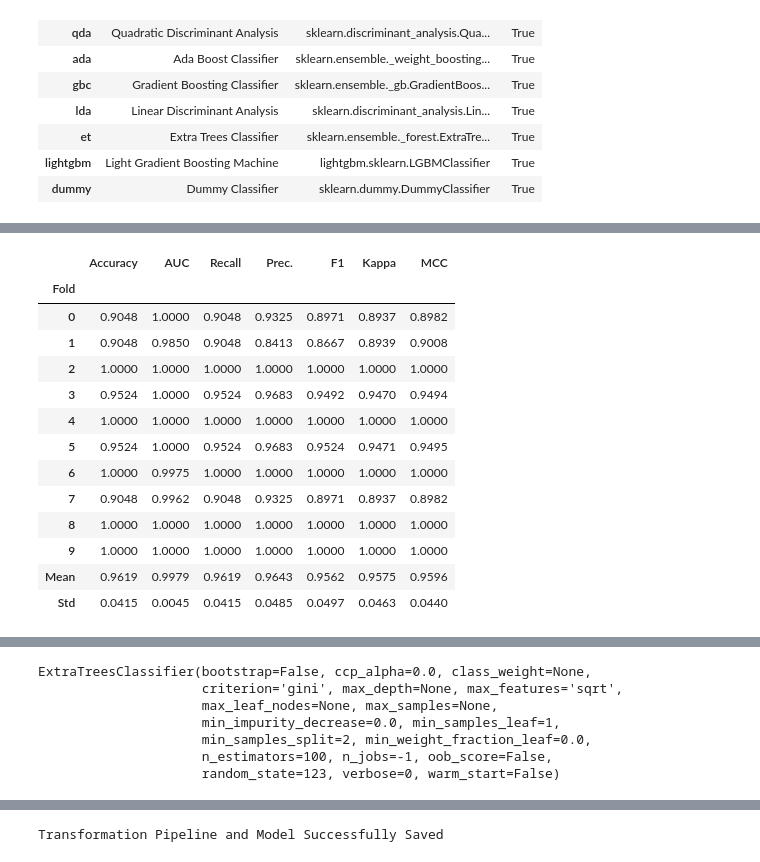
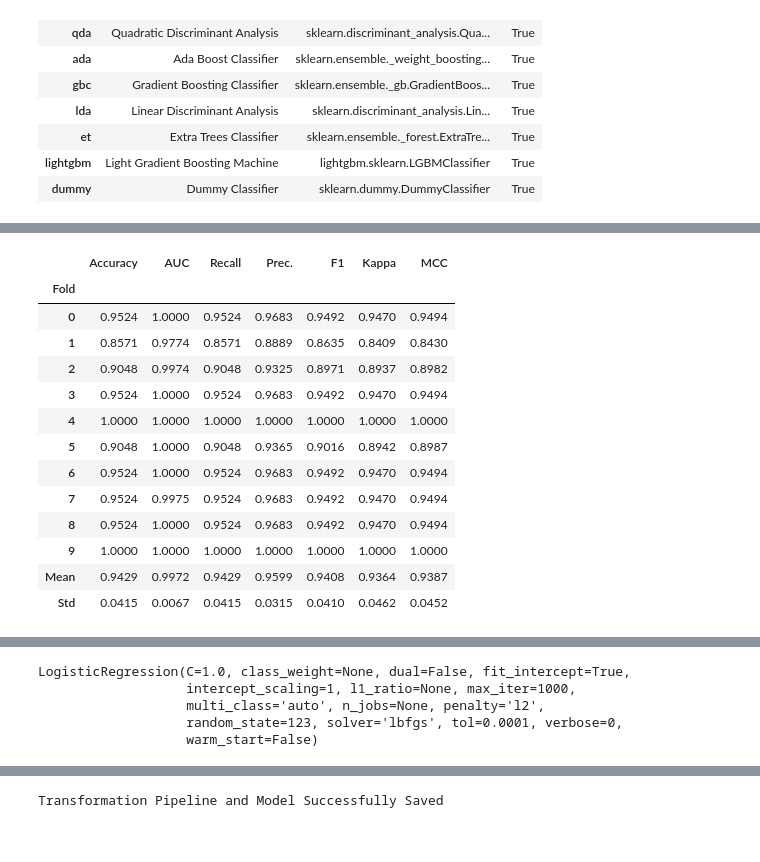
Before and after one commit to Akkito64/Classicfication_thainumber, a Jupyter notebook: Classification_with_pycaret.ipynb, the cells around one changed output, grey strips where cells are left out. Saved outputs shown, nothing was run; the diff lists cells and outputs as text; code cells hidden in the pictures.

```diff
--- a/Classification_with_pycaret.ipynb
+++ b/Classification_with_pycaret.ipynb
@@ -292,35 +294,33 @@ models()
 | lightgbm | Light Gradient Boosting Machine | lightgbm.sklearn.LGBMClassifier | True |
 | dummy | Dummy Classifier | sklearn.dummy.DummyClassifier | True |
 # %%
-dt = create_model('et')
+dt = create_model('lr')
 # %% [output]
 [interactive output not drawn]
 |  | Accuracy | AUC | Recall | Prec. | F1 | Kappa | MCC |
 | Fold |  |  |  |  |  |  |  |
-| 0 | 0.9048 | 1.0000 | 0.9048 | 0.9325 | 0.8971 | 0.8937 | 0.8982 |
-| 1 | 0.9048 | 0.9850 | 0.9048 | 0.8413 | 0.8667 | 0.8939 | 0.9008 |
-| 2 | 1.0000 | 1.0000 | 1.0000 | 1.0000 | 1.0000 | 1.0000 | 1.0000 |
+| 0 | 0.9524 | 1.0000 | 0.9524 | 0.9683 | 0.9492 | 0.9470 | 0.9494 |
+| 1 | 0.8571 | 0.9774 | 0.8571 | 0.8889 | 0.8635 | 0.8409 | 0.8430 |
+| 2 | 0.9048 | 0.9974 | 0.9048 | 0.9325 | 0.8971 | 0.8937 | 0.8982 |
 | 3 | 0.9524 | 1.0000 | 0.9524 | 0.9683 | 0.9492 | 0.9470 | 0.9494 |
 | 4 | 1.0000 | 1.0000 | 1.0000 | 1.0000 | 1.0000 | 1.0000 | 1.0000 |
-| 5 | 0.9524 | 1.0000 | 0.9524 | 0.9683 | 0.9524 | 0.9471 | 0.9495 |
-| 6 | 1.0000 | 0.9975 | 1.0000 | 1.0000 | 1.0000 | 1.0000 | 1.0000 |
-| 7 | 0.9048 | 0.9962 | 0.9048 | 0.9325 | 0.8971 | 0.8937 | 0.8982 |
-| 8 | 1.0000 | 1.0000 | 1.0000 | 1.0000 | 1.0000 | 1.0000 | 1.0000 |
+| 5 | 0.9048 | 1.0000 | 0.9048 | 0.9365 | 0.9016 | 0.8942 | 0.8987 |
+| 6 | 0.9524 | 1.0000 | 0.9524 | 0.9683 | 0.9492 | 0.9470 | 0.9494 |
+| 7 | 0.9524 | 0.9975 | 0.9524 | 0.9683 | 0.9492 | 0.9470 | 0.9494 |
+| 8 | 0.9524 | 1.0000 | 0.9524 | 0.9683 | 0.9492 | 0.9470 | 0.9494 |
 | 9 | 1.0000 | 1.0000 | 1.0000 | 1.0000 | 1.0000 | 1.0000 | 1.0000 |
-| Mean | 0.9619 | 0.9979 | 0.9619 | 0.9643 | 0.9562 | 0.9575 | 0.9596 |
-| Std | 0.0415 | 0.0045 | 0.0415 | 0.0485 | 0.0497 | 0.0463 | 0.0440 |
+| Mean | 0.9429 | 0.9972 | 0.9429 | 0.9599 | 0.9408 | 0.9364 | 0.9387 |
+| Std | 0.0415 | 0.0067 | 0.0415 | 0.0315 | 0.0410 | 0.0462 | 0.0452 |
 [interactive output not drawn]
 # %%
 # trained model object is stored in the variable 'dt'.
 print(dt)
 # %% [output]
-ExtraTreesClassifier(bootstrap=False, ccp_alpha=0.0, class_weight=None,
-                     criterion='gini', max_depth=None, max_features='sqrt',
-                     max_leaf_nodes=None, max_samples=None,
-                     min_impurity_decrease=0.0, min_samples_leaf=1,
-                     min_samples_split=2, min_weight_fraction_leaf=0.0,
-                     n_estimators=100, n_jobs=-1, oob_score=False,
-                     random_state=123, verbose=0, warm_start=False)
+LogisticRegression(C=1.0, class_weight=None, dual=False, fit_intercept=True,
+                   intercept_scaling=1, l1_ratio=None, max_iter=1000,
+                   multi_class='auto', n_jobs=None, penalty='l2',
+                   random_state=123, solver='lbfgs', tol=0.0001, verbose=0,
+                   warm_start=False)
 # %%
 tuned_dt = tune_model(dt,optimize='F1',n_iter= 10 ,fold= 5)
 # %% [output]
```
Also changed, not shown: parts of 10 cells of this notebook, 1 other file.
